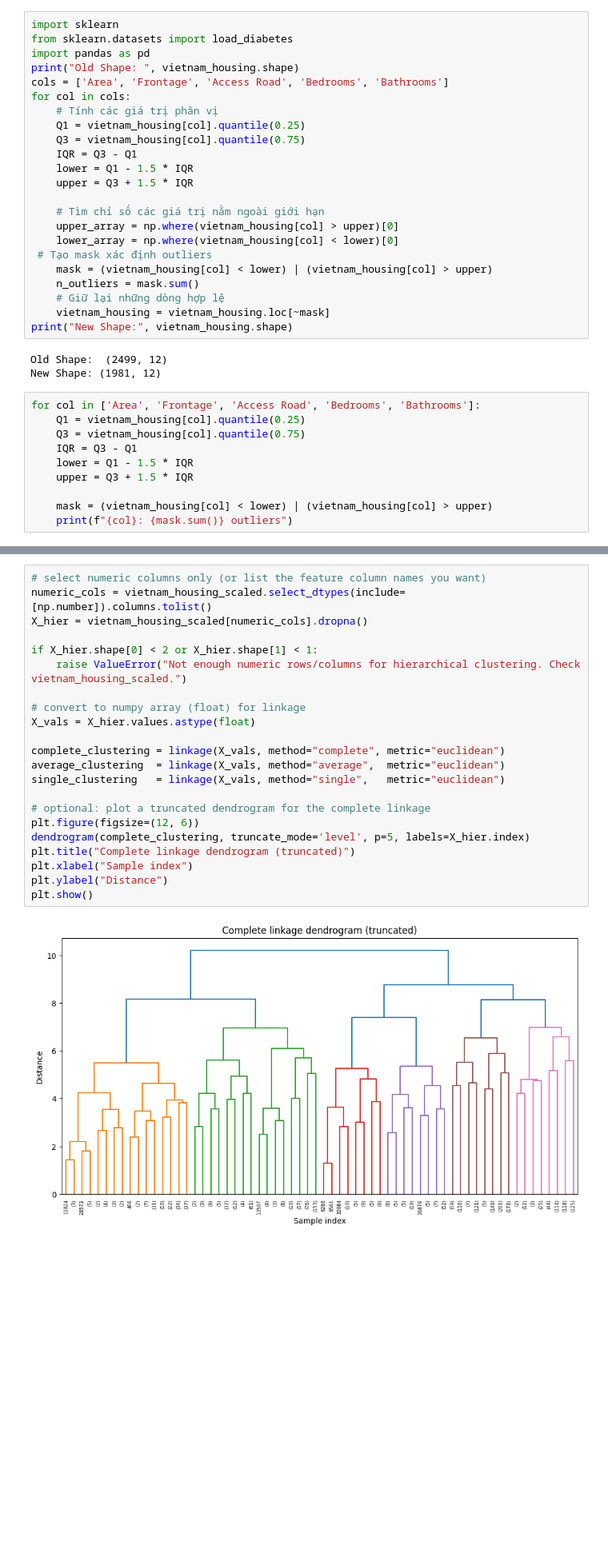
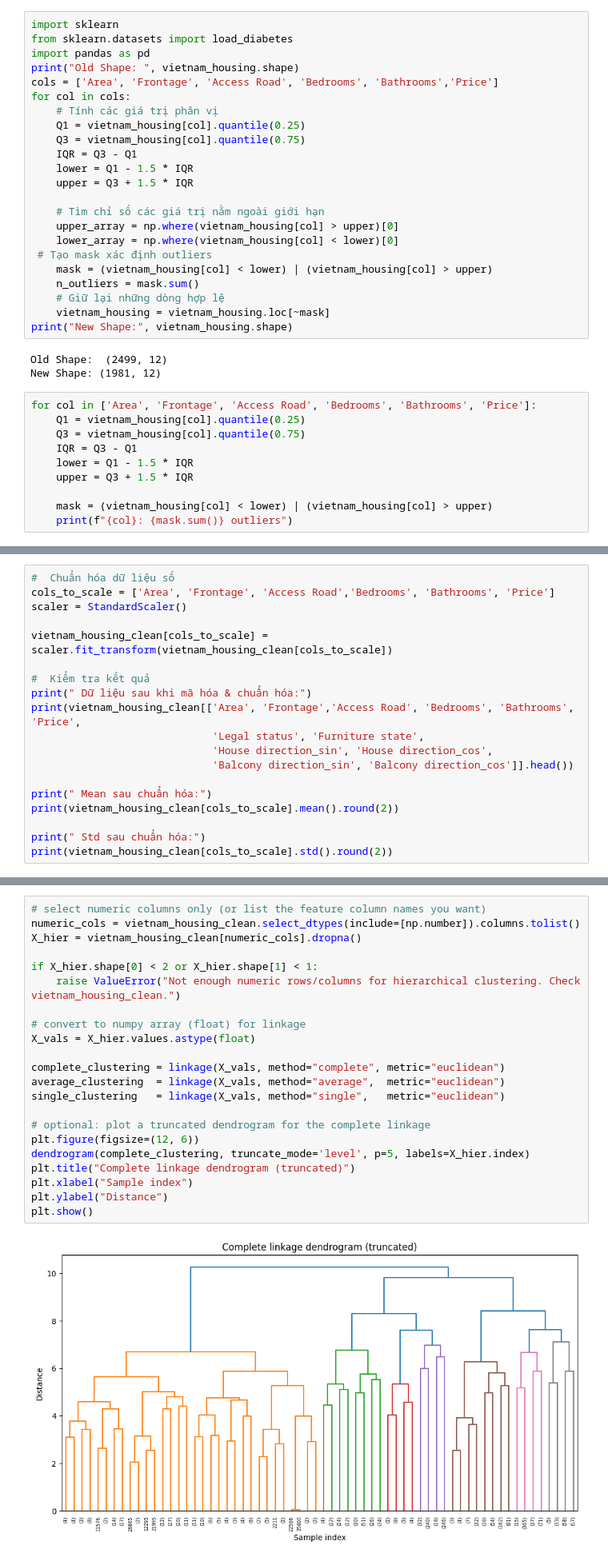
Before and after one commit to Project-cu-i-k/final_project_group4, a Jupyter notebook: python_project.ipynb, the cells around one changed output, grey strips where cells are left out. Shown at 80% size. Drawn from its saved outputs; the diff is of its cells as text; blank space fills up the shorter version.

```diff
--- a/python_project.ipynb
+++ b/python_project.ipynb
@@ -80,7 +79,7 @@ import sklearn
 from sklearn.datasets import load_diabetes
 import pandas as pd
 print("Old Shape: ", vietnam_housing.shape)
-cols = ['Area', 'Frontage', 'Access Road', 'Bedrooms', 'Bathrooms']
+cols = ['Area', 'Frontage', 'Access Road', 'Bedrooms', 'Bathrooms','Price']
 for col in cols:
     # Tính các giá trị phân vị
     Q1 = vietnam_housing[col].quantile(0.25)
@@ -102,7 +101,7 @@ print("New Shape:", vietnam_housing.shape)
 Old Shape:  (2499, 12)
 New Shape: (1981, 12)
 # %%
-for col in ['Area', 'Frontage', 'Access Road', 'Bedrooms', 'Bathrooms']:
+for col in ['Area', 'Frontage', 'Access Road', 'Bedrooms', 'Bathrooms', 'Price']:
     Q1 = vietnam_housing[col].quantile(0.25)
     Q3 = vietnam_housing[col].quantile(0.75)
     IQR = Q3 - Q1
@@ -172,0 +147,19 @@ dtype: float64
+# %%
+#  Chuẩn hóa dữ liệu số
+cols_to_scale = ['Area', 'Frontage', 'Access Road','Bedrooms', 'Bathrooms', 'Price']
+scaler = StandardScaler()
+
+vietnam_housing_clean[cols_to_scale] = scaler.fit_transform(vietnam_housing_clean[cols_to_scale])
+
+#  Kiểm tra kết quả
+print(" Dữ liệu sau khi mã hóa & chuẩn hóa:")
+print(vietnam_housing_clean[['Area', 'Frontage','Access Road', 'Bedrooms', 'Bathrooms', 'Price',
+                             'Legal status', 'Furniture state',
+                             'House direction_sin', 'House direction_cos',
+                             'Balcony direction_sin', 'Balcony direction_cos']].head())
+
+print(" Mean sau chuẩn hóa:")
+print(vietnam_housing_clean[cols_to_scale].mean().round(2))
+
+print(" Std sau chuẩn hóa:")
+print(vietnam_housing_clean[cols_to_scale].std().round(2))
@@ -507,27 +448,27 @@ import matplotlib.pyplot as pl
 # %%
 # select numeric columns only (or list the feature column names you want)
-numeric_cols = vietnam_housing_scaled.select_dtypes(include=[np.number]).columns.tolist()
-X_hier = vietnam_housing_scaled[numeric_cols].dropna()
+numeric_cols = vietnam_housing_clean.select_dtypes(include=[np.number]).columns.tolist()
+X_hier = vietnam_housing_clean[numeric_cols].dropna()
 
 if X_hier.shape[0] < 2 or X_hier.shape[1] < 1:
-    raise ValueError("Not enough numeric rows/columns for hierarchical clustering. Check vietnam_housing_scaled.")
+    raise ValueError("Not enough numeric rows/columns for hierarchical clustering. Check vietnam_housing_clean.")
 
 # convert to numpy array (float) for linkage
 X_vals = X_hier.values.astype(float)
 
 complete_clustering = linkage(X_vals, method="complete", metric="euclidean")
 average_clustering  = linkage(X_vals, method="average",  metric="euclidean")
 single_clustering   = linkage(X_vals, method="single",   metric="euclidean")
 
 # optional: plot a truncated dendrogram for the complete linkage
 plt.figure(figsize=(12, 6))
 dendrogram(complete_clustering, truncate_mode='level', p=5, labels=X_hier.index)
 plt.title("Complete linkage dendrogram (truncated)")
 plt.xlabel("Sample index")
 plt.ylabel("Distance")
 plt.show()
 # %% [output]
-[figure, old version]
+[figure, new version]
 # %%
 dendrogram(complete_clustering)
 plt.show()
```
Also changed, not shown: parts of 45 cells of this notebook, 1 other file.
